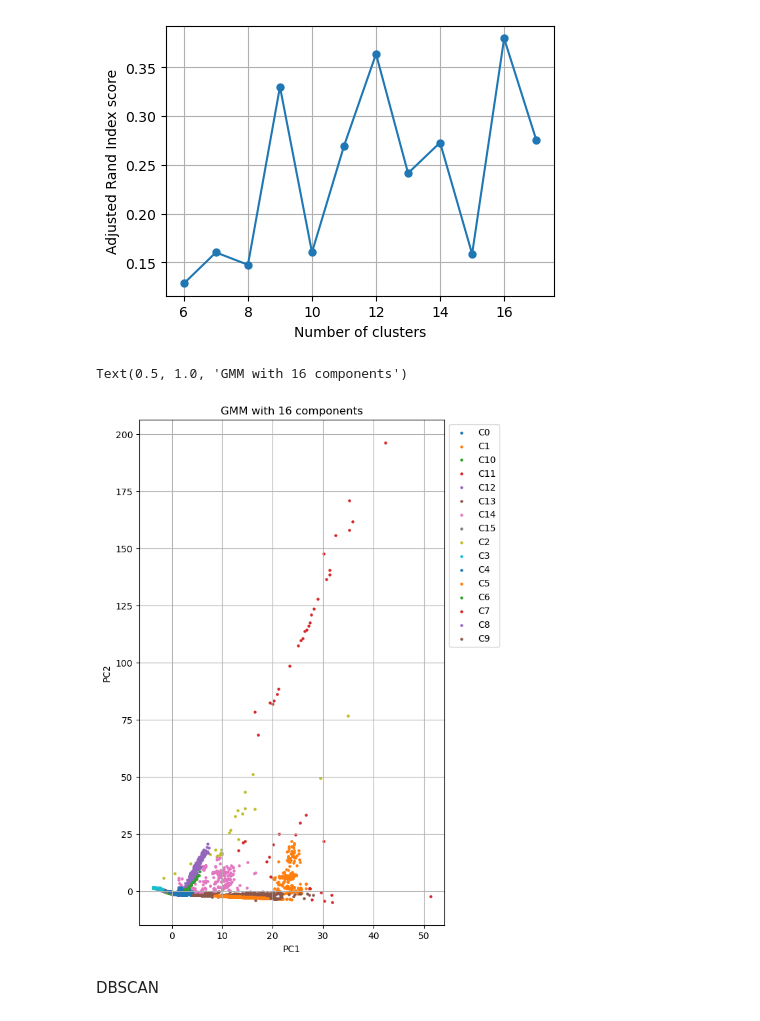
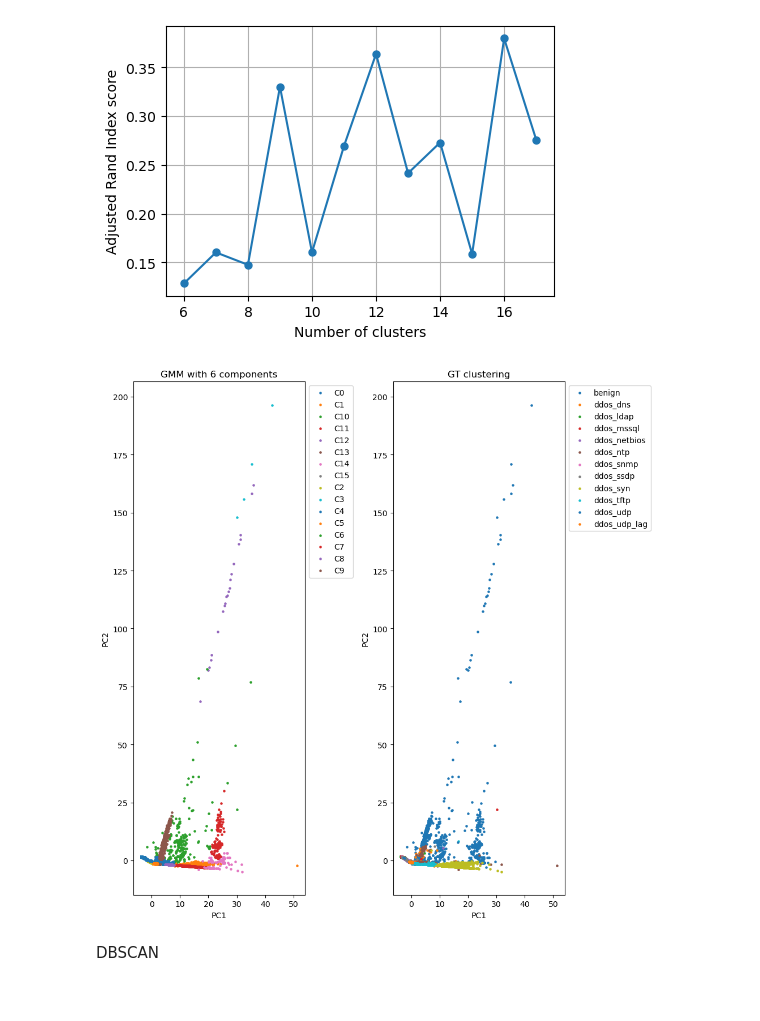
Before and after one commit to federicomirra01/DDoS_analysis_project, a Jupyter notebook: Section_3(to_be_done).ipynb, the cells around one changed output. Saved outputs shown, nothing was run; the diff lists cells and outputs as text; code cells hidden in the pictures.

```diff
--- a/Section_3(to_be_done).ipynb
+++ b/Section_3(to_be_done).ipynb
@@ -77,27 +77,38 @@ Other metrics: log-likehood, ri, ari
 [figure]
 [figure]
 # %%
-pca = PCA(n_components=2)
-pca_result = pca.fit_transform(pd.read_csv('pca_dataframe.csv'))
+pca_result =pd.read_csv('pca_dataframe.csv').to_numpy()[:,:2]
+
 df = pd.DataFrame(pca_result)
 
 gmm = GaussianMixture(n_components=16)
 labels = gmm.fit_predict(df)
 df['cid'] = [f'C{x}' for x in labels]
 df['label'] = y.reshape(-1)
 
-plt.figure(figsize=(6,10))
+fig, ax = plt.subplots(1, 2, figsize=(10,10))
+
 for i in np.unique(df.cid):
     subdf = df[df.cid == i]
-    plt.scatter(subdf[0], subdf[1], label=i, s=5)
+    ax[0].scatter(subdf[0], subdf[1], label=i, s=5)
 plt.grid()
-lgnd = plt.legend(bbox_to_anchor=(1, 1), loc="upper left")
-plt.xlabel('PC1')
-plt.ylabel('PC2')
-plt.title('GMM with 16 components')
+lgnd = ax[0].legend(bbox_to_anchor=(1, 1), loc="upper left")
+ax[0].set_xlabel('PC1')
+ax[0].set_ylabel('PC2')
+ax[0].set_title('GMM with 6 components')
+
+for i in np.unique(df.label):
+    subdf = df[df.label == i]
+    ax[1].scatter(subdf[0], subdf[1], label=i, s=5)
+plt.grid()
+lgnd = ax[1].legend(bbox_to_anchor=(1, 1), loc="upper left")
+ax[1].set_xlabel('PC1')
+ax[1].set_ylabel('PC2')
+ax[1].set_title('GT clustering')
+plt.tight_layout()
+plt.show()
 # %% [output]
-Text(0.5, 1.0, 'GMM with 16 components')
-[figure, old version]
+[figure, new version]
 # %% [markdown]
 DBSCAN
 # %%
```
Also changed, not shown: parts of 1 cell of this notebook, 1 other file.
